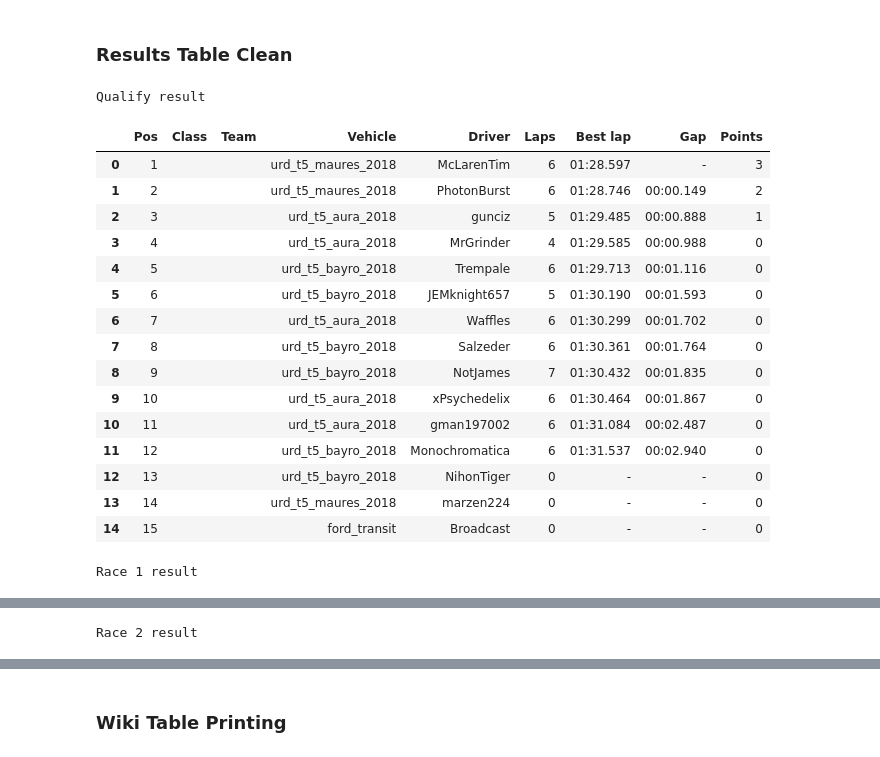
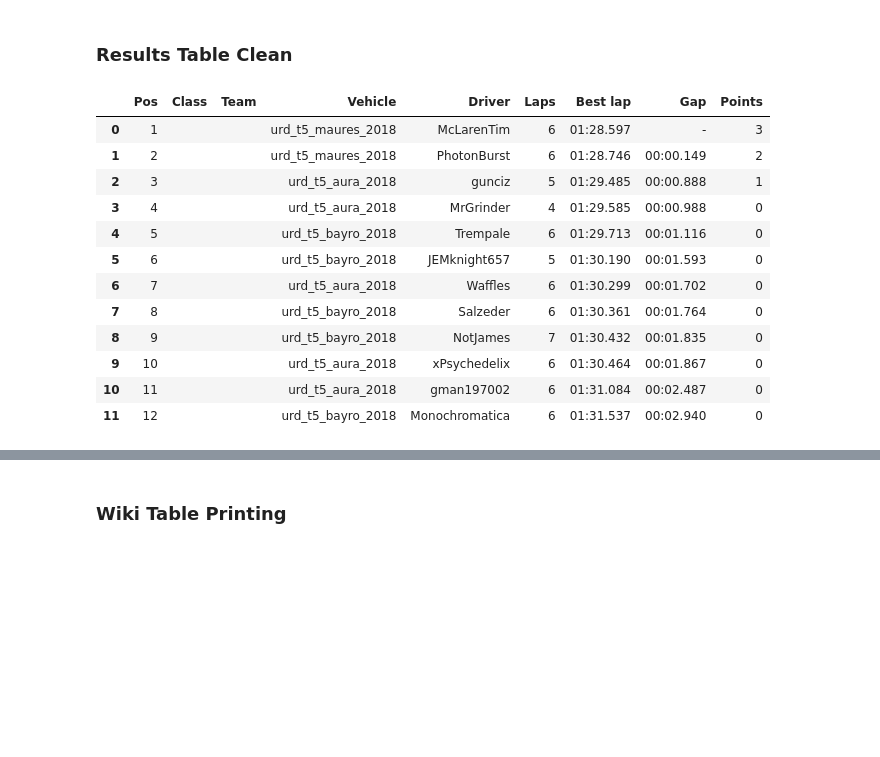
Before and after one commit to denniscfeng/simresults-to-table, a Jupyter notebook: ResultsToTable.ipynb, the cells around one changed output, grey strips where cells are left out. Cells and saved outputs as stored; diff of their text form; code cells hidden in the pictures; blank space fills up the shorter version.

```diff
--- a/ResultsToTable.ipynb
+++ b/ResultsToTable.ipynb
@@ -91,16 +91,14 @@ with open(results_file) as fp:
         if current_table:
             if row=="\n":
                 rows[current_table][1] = i
-                print("table ended line {}".format(rows[current_table][1]), end="\n\n")
+                print("endeding line {}".format(rows[current_table][1]))
                 current_table = ""
-            elif i>=rows[current_table][0]:
-                print(row, end="")
         else:
             for name in table_names:
                 if row.startswith(name):
                     current_table = name
                     rows[current_table][0] = i+2
-                    print("found table '{}'' starting line {}".format(current_table, rows[current_table][0]))
+                    print("found table '{}' starting line {} ".format(current_table, rows[current_table][0]), end="")
 
 tables = {}
 
@@ -108,7 +106,6 @@ for name in table_names:
     table_skiprows = rows[name][0]
     table_nrows = rows[name][1] - table_skiprows - 1
     table_df = pd.read_csv(results_file, skiprows=table_skiprows, nrows=table_nrows, index_col=False, dtype=object)
-    print(name)
     display(table_df)
     tables[name] = table_df
 # %% [output]
@@ -190,6 +171,8 @@ for name, table_df in tables.items():
 
     table_df["Pos"] = table_df["Pos"].astype(int)
     table_df["Laps"] = table_df["Laps"].astype(int)
+
+    table_df = table_df[table_df["Laps"] > 0]
 
     table_df = table_df[table_df.columns.drop(list(table_df.filter(regex='Unnamed*')))]
     table_df = table_df.dropna(how='all', axis='columns')
@@ -205,10 +188,15 @@ def merge_qualy_info(race_table, qualy_table, add_qualy_points=False):
         qualy_table = qualy_table.rename(columns={"Pos": "Grid"})
 
     race_table = race_table.merge(qualy_table, how='left', on="Driver")
-    race_table["Grid"] = race_table["Grid"].fillna("DNQ")
+
+    race_table["Grid"] = race_table["Grid"].fillna(-1)
+    race_table["Grid"] = race_table["Grid"].astype(int)
+    race_table["Pos"] = race_table["Pos"].astype(int)
+    race_table["Laps"] = race_table["Laps"].astype(int)
 
     if add_qualy_points:
         race_table["Qualify Points"] = race_table["Qualify Points"].fillna(0)
+        race_table["Qualify Points"] = race_table["Qualify Points"].astype(int)
 
     return race_table
 
@@ -221,44 +209,38 @@ for name, table_df in tables.items():
 
     if name.startswith("Race"):
 
-        table_df["Time/Retired"] = table_df["Time/Retired"].str.replace('^\s*$', "DNF")
+        table_df["Time/Retired"] = table_df["Time/Retired"].str.replace('^\s*$', "")
+        table_df["Consistency"] = table_df["Consistency"].str.replace('^-$', "")
 
         points_column = pd.Series(np.zeros(len(table_df))).add(points_table["points"].astype(int), fill_value=0)
         table_df["Points"] = points_column.astype(int)
 
         session_num = int(re.findall('(?:Qualify|Race)\s(\d+)\sresult|$', name)[0])
         qualy_table_name = "Qualify result" if session_num==1 and "Qualify result" in tables.keys() else "Qualify {} result".format(session_num)
         previous_race_table_name = "Race {} result".format(session_num - 1)
         if qualy_table_name in tables:
             table_df = merge_qualy_info(table_df, tables[qualy_table_name], add_qualy_points=True)
         elif previous_race_table_name in tables:
             table_df = merge_qualy_info(table_df, tables[previous_race_table_name])
         else:
             table_df["Grid"] = ""
 
-
-    print(name)
     display(table_df)
     tables[name] = table_df
 # %% [output]
-Qualify result
 |  | Pos | Class | Team | Vehicle | Driver | Laps | Best lap | Gap | Points |
 | 0 | 1 |  |  | urd_t5_maures_2018 | McLarenTim | 6 | 01:28.597 | - | 3 |
 | 1 | 2 |  |  | urd_t5_maures_2018 | PhotonBurst | 6 | 01:28.746 | 00:00.149 | 2 |
 | 2 | 3 |  |  | urd_t5_aura_2018 | gunciz | 5 | 01:29.485 | 00:00.888 | 1 |
 | 3 | 4 |  |  | urd_t5_aura_2018 | MrGrinder | 4 | 01:29.585 | 00:00.988 | 0 |
 | 4 | 5 |  |  | urd_t5_bayro_2018 | Trempale | 6 | 01:29.713 | 00:01.116 | 0 |
 | 5 | 6 |  |  | urd_t5_bayro_2018 | JEMknight657 | 5 | 01:30.190 | 00:01.593 | 0 |
 | 6 | 7 |  |  | urd_t5_aura_2018 | Waffles | 6 | 01:30.299 | 00:01.702 | 0 |
 | 7 | 8 |  |  | urd_t5_bayro_2018 | Salzeder | 6 | 01:30.361 | 00:01.764 | 0 |
 | 8 | 9 |  |  | urd_t5_bayro_2018 | NotJames | 7 | 01:30.432 | 00:01.835 | 0 |
 | 9 | 10 |  |  | urd_t5_aura_2018 | xPsychedelix | 6 | 01:30.464 | 00:01.867 | 0 |
 | 10 | 11 |  |  | urd_t5_aura_2018 | gman197002 | 6 | 01:31.084 | 00:02.487 | 0 |
 | 11 | 12 |  |  | urd_t5_bayro_2018 | Monochromatica | 6 | 01:31.537 | 00:02.940 | 0 |
-| 12 | 13 |  |  | urd_t5_bayro_2018 | NihonTiger | 0 | - | - | 0 |
-| 13 | 14 |  |  | urd_t5_maures_2018 | marzen224 | 0 | - | - | 0 |
-| 14 | 15 |  |  | ford_transit | Broadcast | 0 | - | - | 0 |
-Race 1 result
 |  | Pos | Class | Team | Vehicle | Driver | Laps | Time/Retired | Best lap | Consistency | Led | ... |
 | 0 | 1 |  |  | urd_t5_maures_2018 | McLarenTim | 15 | 22:28.346 | 01:29.169 | 99.77% | 14 | ... |
 | 1 | 2 |  |  | urd_t5_maures_2018 | PhotonBurst | 15 | +00:01.347 | 01:29.111 | 99.70% | 0 | ... |
@@ -278,4 +258,3 @@ Race 1 result
-Race 2 result
 |  | Pos | Class | Team | Vehicle | Driver | Laps | Time/Retired | Best lap | Consistency | Led | ... |
 | 0 | 1 |  |  | urd_t5_maures_2018 | McLarenTim | 28 | 42:14.763 | 01:29.104 | 98.64% | 23 | ... |
 | 1 | 2 |  |  | urd_t5_maures_2018 | PhotonBurst | 28 | +00:28.398 | 01:29.157 | 98.72% | 4 | ... |
```
Also changed, not shown: parts of 3 cells of this notebook, 1 other file.
